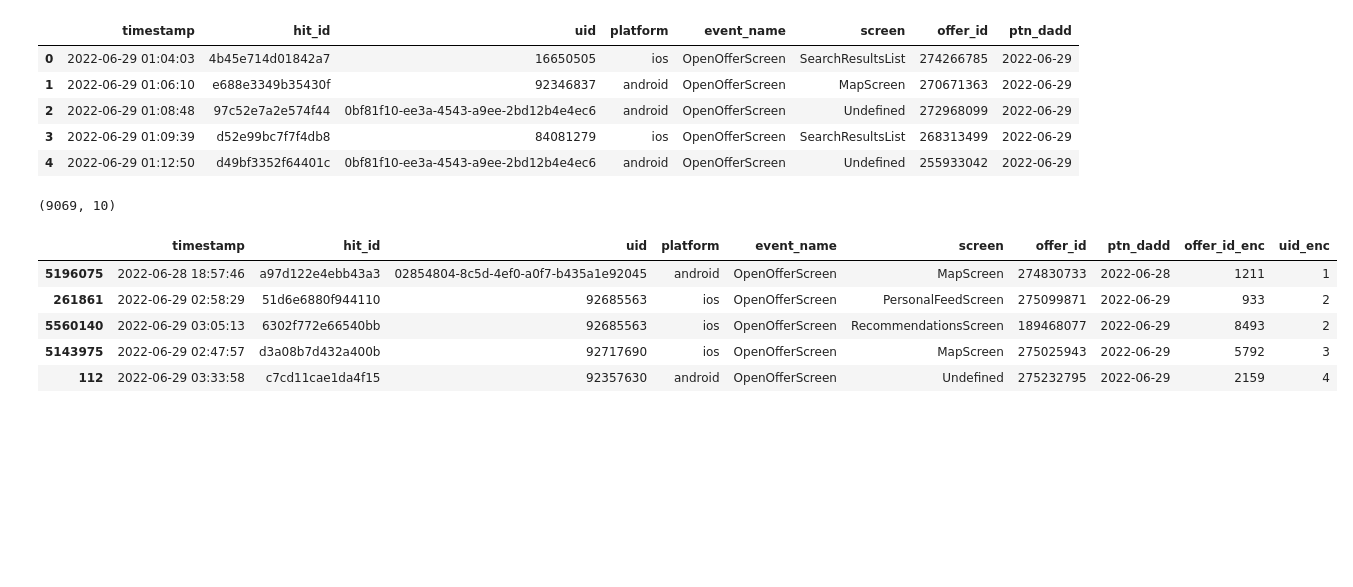
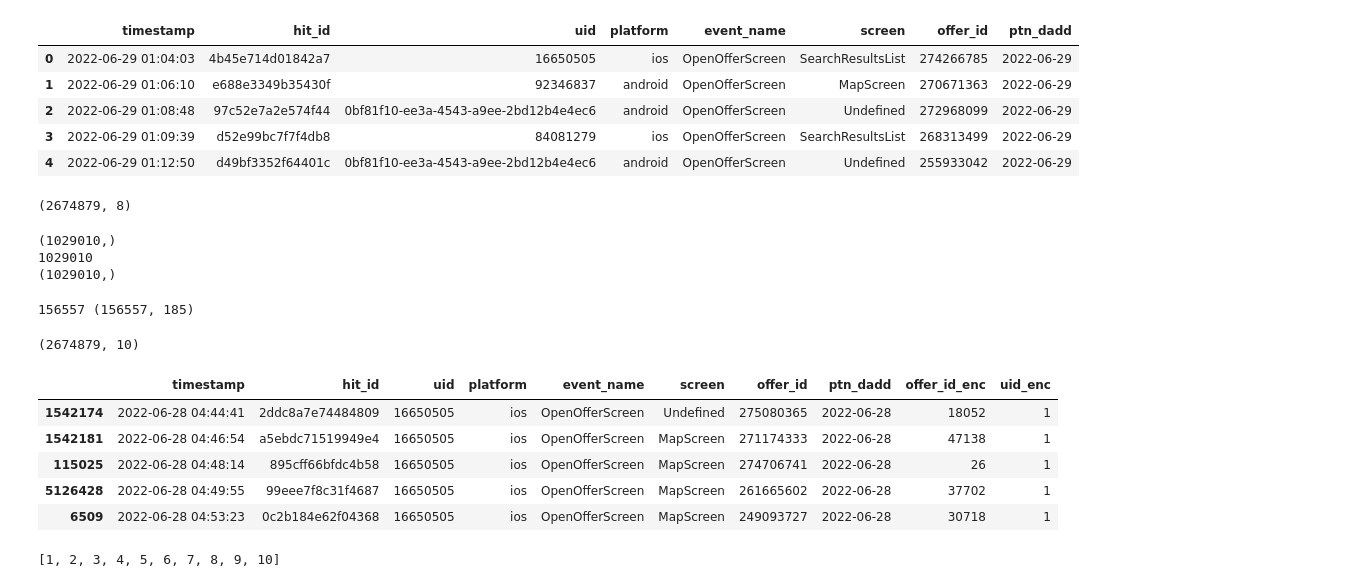
Before and after one commit to MariaZharova/recsys_internship, a Jupyter notebook: SASRec_with_embeddings.ipynb, the cells around one changed output. Cells and saved outputs as stored; diff of their text form; code cells hidden in the pictures; blank space fills up the shorter version.

```diff
--- a/SASRec_with_embeddings.ipynb
+++ b/SASRec_with_embeddings.ipynb
@@ -611,30 +609,54 @@ while not (data['offer_id'].value_counts()[data['offer_id'].value_counts() <= 5]
     data = data[data['offer_id'].isin(offer_ids)]
     uids = data['uid'].value_counts()[data['uid'].value_counts() > 5].index
     data = data[data['uid'].isin(uids)]
+print(data.shape)
+# %% [output]
+(2674879, 8)
+# %%
+# оказывается, в файле с эмбеддингами есть дубликаты...
+print(embeddings[:, 0].shape)
+print(len(set(embeddings[:, 0])))
+unique_keys, indices = np.unique(embeddings[:, 0], return_index=True)
+embeddings = embeddings[np.sort(indices)]
+print(embeddings[:, 0].shape)
+# %% [output]
+(1029010,)
+1029010
+(1029010,)
+# %%
+def filter_embed(embeds, offers):
+    """
+        Filter embedding file, leaves only those that are in the dataset
+        INPUT: embeds, offers - numpy arrays (of lists)
+        OUTPUT: modified dataset
+    """
+    emb_id = embeds[:, 0].astype(int)
+    mask = np.isin(emb_id, offers).reshape((embeds.shape[0], 1))
+    embeds = np.hstack((embeds, mask))
+    embeds = embeds[embeds[:, -1] != 0]
+    return embeds[:, :-1]
+offers = list(set(data['offer_id']))
+embeddings = filter_embed(embeddings, offers)
+print(len(offers), embeddings.shape)
+# %% [output]
+156557 (156557, 185)
 # %%
-# smart encoder, start with 1 - условие SASRec
-offer_encoder = dict(zip(embeddings[:, 0], list(range(1, embeddings[:, 0].shape[0] + 1))))
-data['offer_id_enc'] = data['offer_id'].map(offer_encoder) + 1
-offer_id_enc = list(set(data['offer_id_enc']))
-new_emb = np.take(embeddings, offer_id_enc, axis=0)
-# ещё раз
-data = data[data['offer_id'].isin(new_emb[:, 0].astype(int))]
-offer_encoder = dict(zip(new_emb[:, 0], list(range(1, new_emb[:, 0].shape[0] + 1))))
-data['offer_id_enc'] = data['offer_id'].map(offer_encoder) + 1
+offer_encoder = dict(zip(embeddings[:, 0], list(range(1, embeddings.shape[0] + 1))))
+data['offer_id_enc'] = data['offer_id'].map(offer_encoder)
 
 uid_encoder = {uid: ind for ind, uid in enumerate(data['uid'].unique())}
 data['uid_enc'] = data['uid'].map(uid_encoder) + 1
 
 # sort by time and user id
 data['timestamp'] = pd.to_datetime(data['timestamp'])
 data.sort_values(by=['uid_enc', 'timestamp'], inplace=True)
 print(data.shape)
 data.head(5)
 # %% [output]
-(9069, 10)
+(2674879, 10)
 |  | timestamp | hit_id | uid | platform | event_name | screen | offer_id | ptn_dadd | offer_id_enc | uid_enc |
-| 5196075 | 2022-06-28 18:57:46 | a97d122e4ebb43a3 | 02854804-8c5d-4ef0-a0f7-b435a1e92045 | android | OpenOfferScreen | MapScreen | 274830733 | 2022-06-28 | 1211 | 1 |
-| 261861 | 2022-06-29 02:58:29 | 51d6e6880f944110 | 92685563 | ios | OpenOfferScreen | PersonalFeedScreen | 275099871 | 2022-06-29 | 933 | 2 |
-| 5560140 | 2022-06-29 03:05:13 | 6302f772e66540bb | 92685563 | ios | OpenOfferScreen | RecommendationsScreen | 189468077 | 2022-06-29 | 8493 | 2 |
-| 5143975 | 2022-06-29 02:47:57 | d3a08b7d432a400b | 92717690 | ios | OpenOfferScreen | MapScreen | 275025943 | 2022-06-29 | 5792 | 3 |
-| 112 | 2022-06-29 03:33:58 | c7cd11cae1da4f15 | 92357630 | android | OpenOfferScreen | Undefined | 275232795 | 2022-06-29 | 2159 | 4 |
+| 1542174 | 2022-06-28 04:44:41 | 2ddc8a7e74484809 | 16650505 | ios | OpenOfferScreen | Undefined | 275080365 | 2022-06-28 | 18052 | 1 |
+| 1542181 | 2022-06-28 04:46:54 | a5ebdc71519949e4 | 16650505 | ios | OpenOfferScreen | MapScreen | 271174333 | 2022-06-28 | 47138 | 1 |
+| 115025 | 2022-06-28 04:48:14 | 895cff66bfdc4b58 | 16650505 | ios | OpenOfferScreen | MapScreen | 274706741 | 2022-06-28 | 26 | 1 |
+| 5126428 | 2022-06-28 04:49:55 | 99eee7f8c31f4687 | 16650505 | ios | OpenOfferScreen | MapScreen | 261665602 | 2022-06-28 | 37702 | 1 |
+| 6509 | 2022-06-28 04:53:23 | 0c2b184e62f04368 | 16650505 | ios | OpenOfferScreen | MapScreen | 249093727 | 2022-06-28 | 30718 | 1 |
@@ -649,3 +663,7 @@ data.drop(ind_to_drop, axis=0, inplace=True)
+# %%
+sorted(list(set(data['offer_id_enc'])))[:10]
+# %% [output]
+[1, 2, 3, 4, 5, 6, 7, 8, 9, 10]
 # %%
 # create .txt file for input to model
 data[['offer_id_enc',	'uid_enc']].to_csv('out.txt', sep="\t", header=False, index=False)
```
Also changed, not shown: parts of 11 cells of this notebook.
